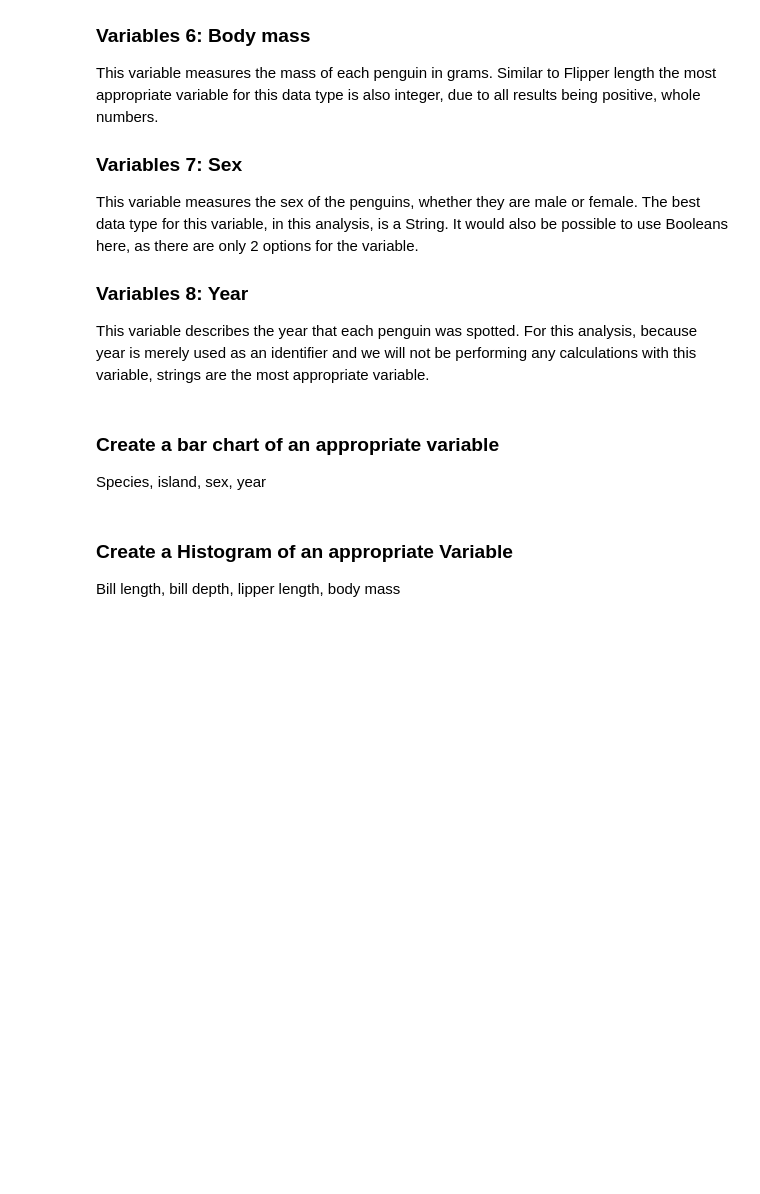
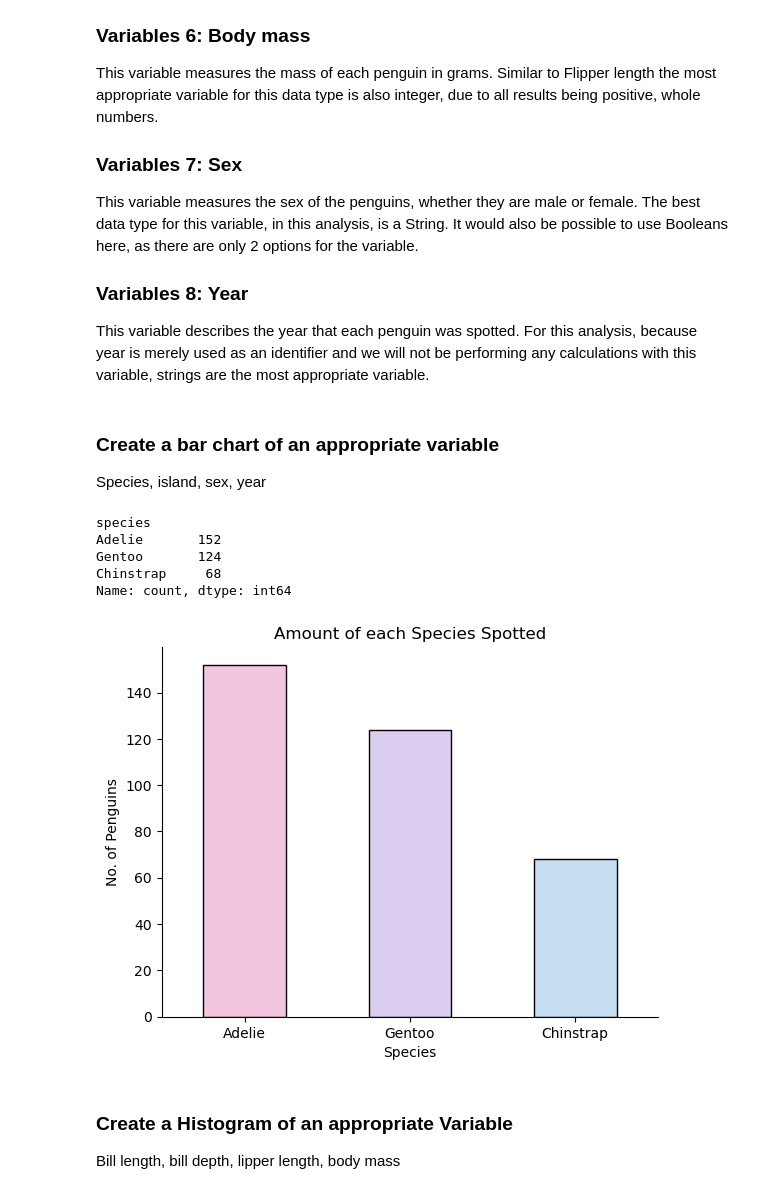
Before and after one commit to aoifeflav/principles-of-data-analytics-mywork, a Jupyter notebook: penguins.ipynb, the cells around one changed output. Drawn from its saved outputs; the diff is of its cells as text; code cells hidden in the pictures; blank space fills up the shorter version.

Commit message:
Created bar chart

```diff
--- a/penguins.ipynb
+++ b/penguins.ipynb
@@ -73,6 +86,27 @@ For this analysis, because year is merely used as an identifier and we will not
 # %% [markdown]
 ### Create a bar chart of an appropriate variable
 Species, island, sex, year
+# %%
+#count how many of each species there are
+species_amount = df['species'].value_counts()
+species_amount
+# %% [output]
+species
+Adelie       152
+Gentoo       124
+Chinstrap     68
+Name: count, dtype: int64
+# %%
+#put it in a bar chart
+species_amount.plot(kind = 'bar', color = ['#F2C6DE', '#DBCDF0', '#C6DEF1'], edgecolor='black')
+plt.ylabel("No. of Penguins")
+plt.xlabel("Species")
+plt.xticks(rotation=0)
+plt.title("Amount of each Species Spotted")
+plt.gca().spines['top'].set_visible(False)
+plt.gca().spines['right'].set_visible(False)
+# %% [output]
+[figure, added]
 # %% [markdown]
 ### Create a Histogram of an appropriate Variable
 Bill length, bill depth, lipper length, body mass
```
Also changed, not shown: parts of 2 cells of this notebook.
